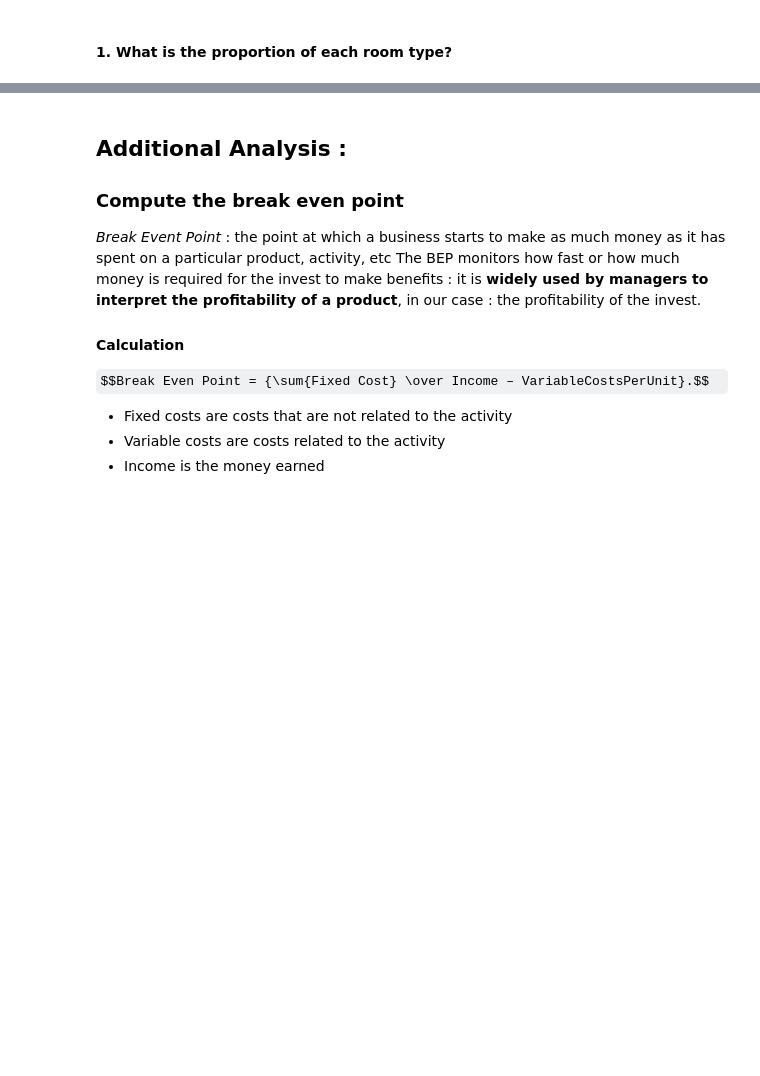
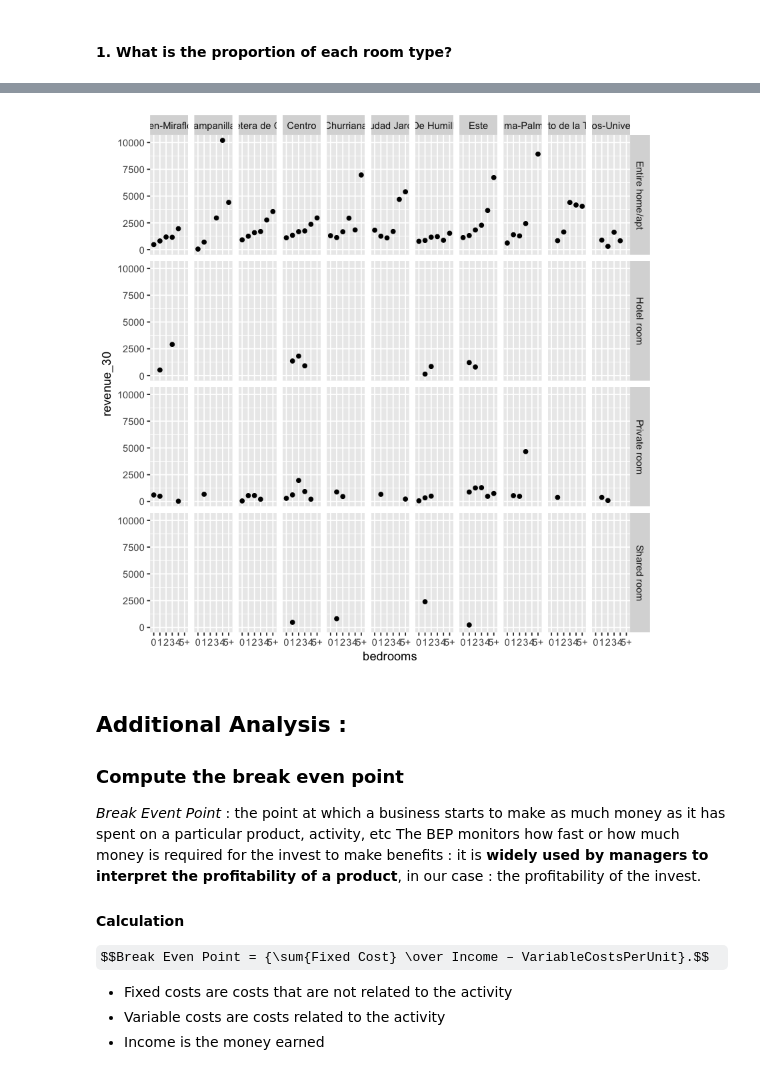
Before and after one commit to Ducrioma/Data-Analytics-Projects, a Jupyter notebook: Airbnb Data Analysis.ipynb, the cells around one changed output, grey strips where cells are left out. Drawn from its saved outputs; the diff is of its cells as text; code cells hidden in the pictures; some formulas as TeX source; blank space fills up the shorter version.

```diff
--- a/Airbnb Data Analysis.ipynb
+++ b/Airbnb Data Analysis.ipynb
@@ -407,3 +422,10 @@ A tibble: 11 × 3
+# %%
+specified <- listings[complete.cases(listings), ] %>%
+      filter(city == selected_city)
+q <- ggplot(specified, aes(bedrooms, revenue_30))
+q+stat_summary(fun.y="mean", geom="point")+facet_grid(room_type~neighbourhood_cleansed)
+# %% [output]
+[figure, added]
 # %% [markdown]
 ## Additional Analysis :
 ### Compute the break even point
```
Also changed, not shown: parts of 17 cells of this notebook.
